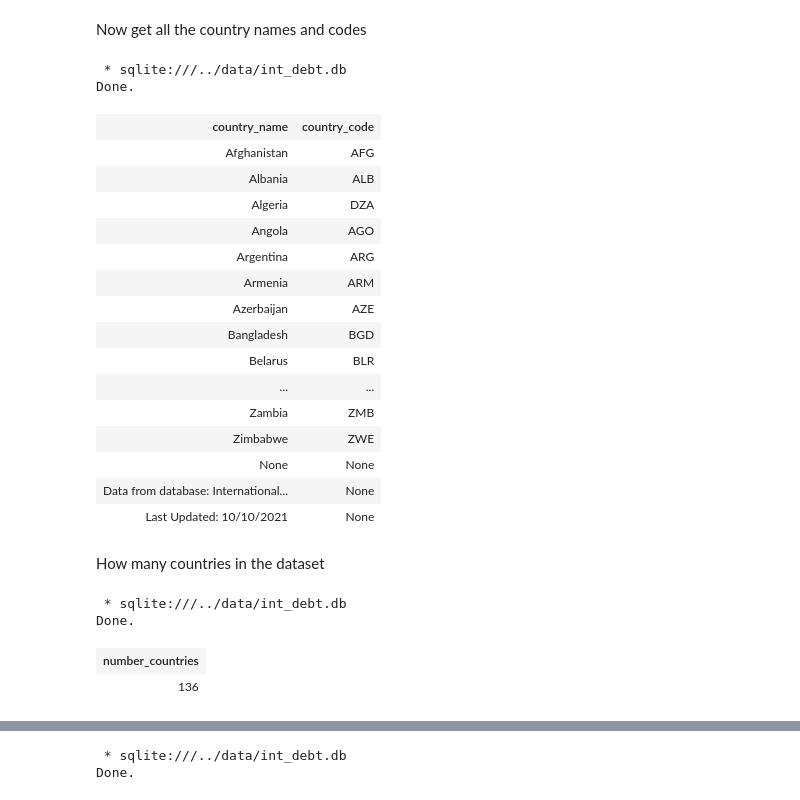
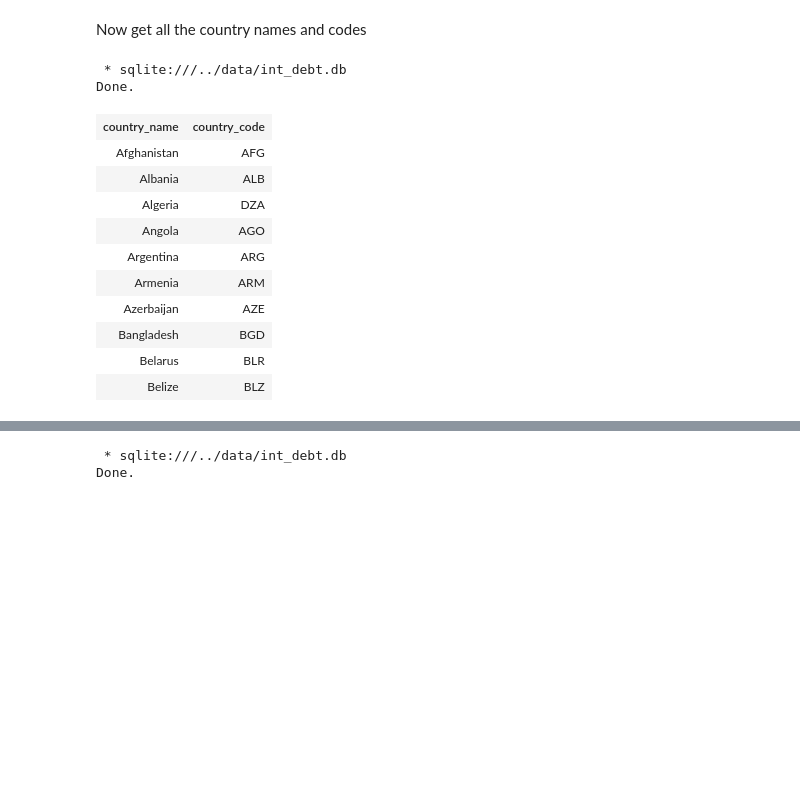
Before and after one commit to harrynnh/learnSQL, a Jupyter notebook: notebook/learn_sql.ipynb, the cells around one changed output, grey strips where cells are left out. Saved outputs shown, nothing was run; the diff lists cells and outputs as text; code cells hidden in the pictures; blank space fills up the shorter version.

```diff
--- a/notebook/learn_sql.ipynb
+++ b/notebook/learn_sql.ipynb
@@ -124,35 +124,19 @@ Now get all the country names and codes
 # %%
 %%sql
 SELECT DISTINCT country_name, country_code
 FROM debts
+LIMIT 10
 # %% [output]
  * sqlite:///../data/int_debt.db
 Done.
 | country_name | country_code |
 | Afghanistan | AFG |
 | Albania | ALB |
 | Algeria | DZA |
 | Angola | AGO |
 | Argentina | ARG |
 | Armenia | ARM |
 | Azerbaijan | AZE |
 | Bangladesh | BGD |
 | Belarus | BLR |
-| ... | ... |
-| Zambia | ZMB |
-| Zimbabwe | ZWE |
-| None | None |
-| Data from database: International... | None |
-| Last Updated: 10/10/2021 | None |
+| Belize | BLZ |
-# %% [markdown]
-How many countries in the dataset
-# %%
-%%sql
-SELECT COUNT(DISTINCT country_code) as number_countries
-FROM debts
-WHERE country_code IS NOT NULL
-# %% [output]
- * sqlite:///../data/int_debt.db
-Done.
-| number_countries |
-| 136 |
```
Also changed, not shown: parts of 32 cells of this notebook.
